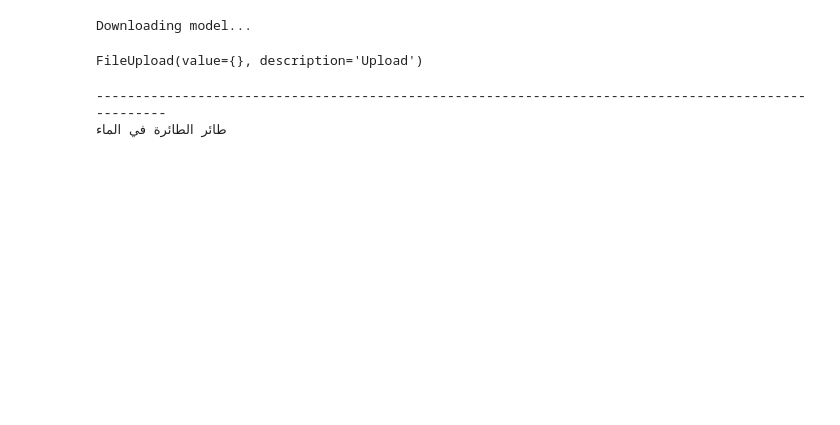
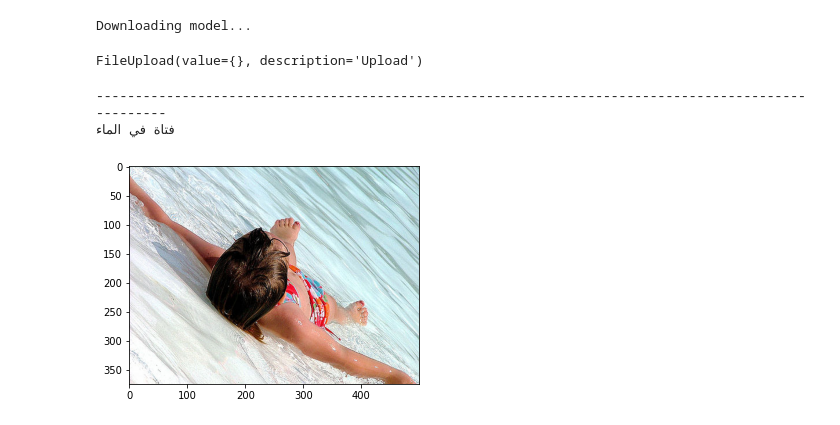
Before and after one commit to moaaztaha/Arabic-Image-Captioning-Demo, a Jupyter notebook: Demo_notebook.ipynb, the cells around one changed output. Saved outputs shown, nothing was run; the diff lists cells and outputs as text; code cells hidden in the pictures; blank space fills up the shorter version.

```diff
--- a/Demo_notebook.ipynb
+++ b/Demo_notebook.ipynb
@@ -28,9 +30,3 @@ else:
     os.system('gdown --id 1-iVSv8ZVBEmPfe_1AbrshmNDqPZmE5-C')
 # %% [output]
 Downloading model...
-# %%
-from ipywidgets import FileUpload
-upload = FileUpload()
-upload
-# %% [output]
-FileUpload(value={}, description='Upload')
@@ -40,7 +33,17 @@ with open("test.png", "w+b") as i:
-# %%
-output = caption_image()
-print("-"*100)
-print(output)
-# %% [output]
-----------------------------------------------------------------------------------------------------
-طائر الطائرة في الماء
+# %%
+upload = FileUpload()
+upload
+# %% [output]
+FileUpload(value={}, description='Upload')
+# %%
+output = caption_image(upload)
+if len(upload.data):
+  img=plt.imread("test.png", 0)
+  plt.imshow(img)
+  # plt.title(output)
+print("-"*100)
+print(output)
+# %% [output]
+----------------------------------------------------------------------------------------------------
+فتاة في الماء
+[figure, added]
```
Also changed, not shown: parts of 3 cells of this notebook.
